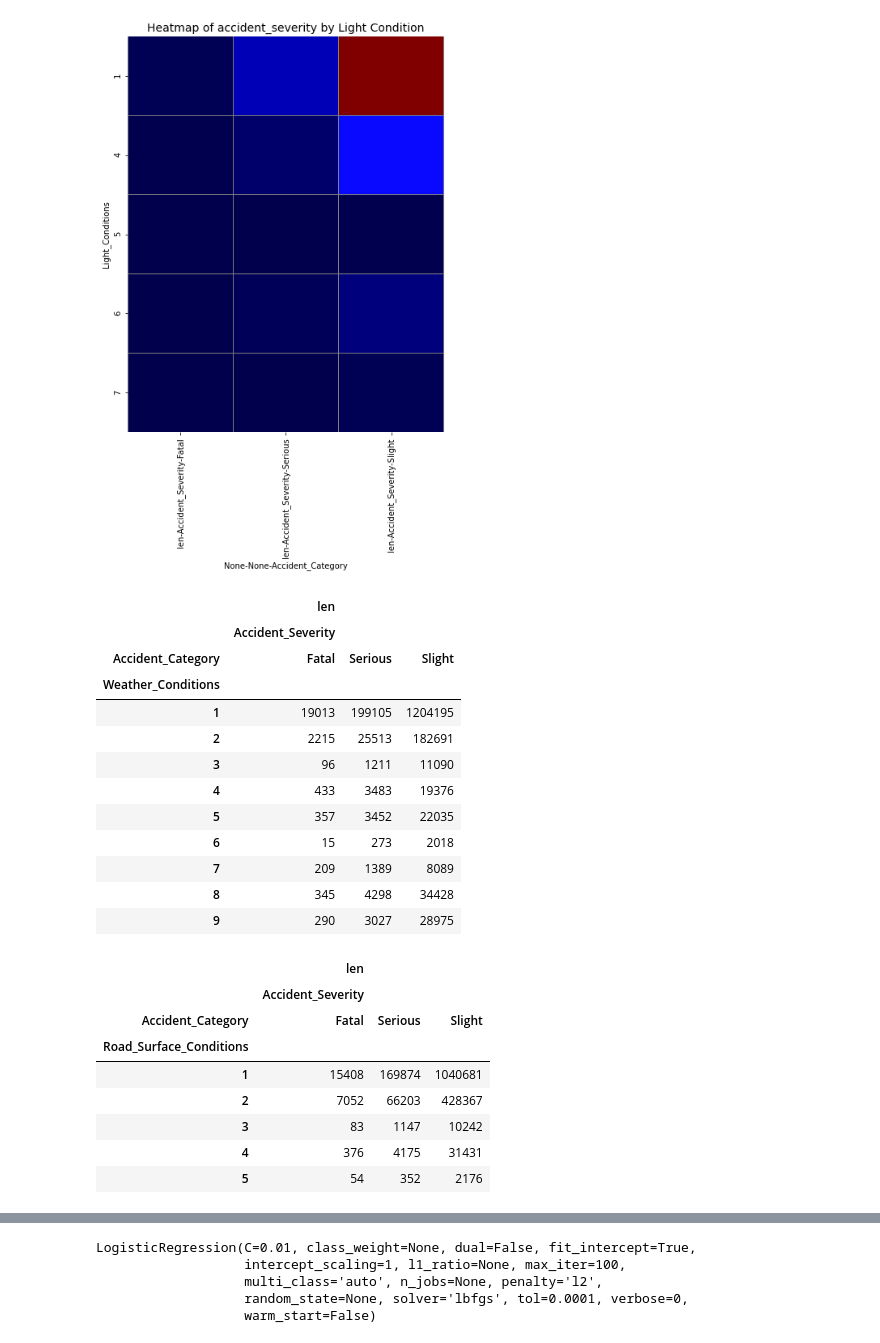
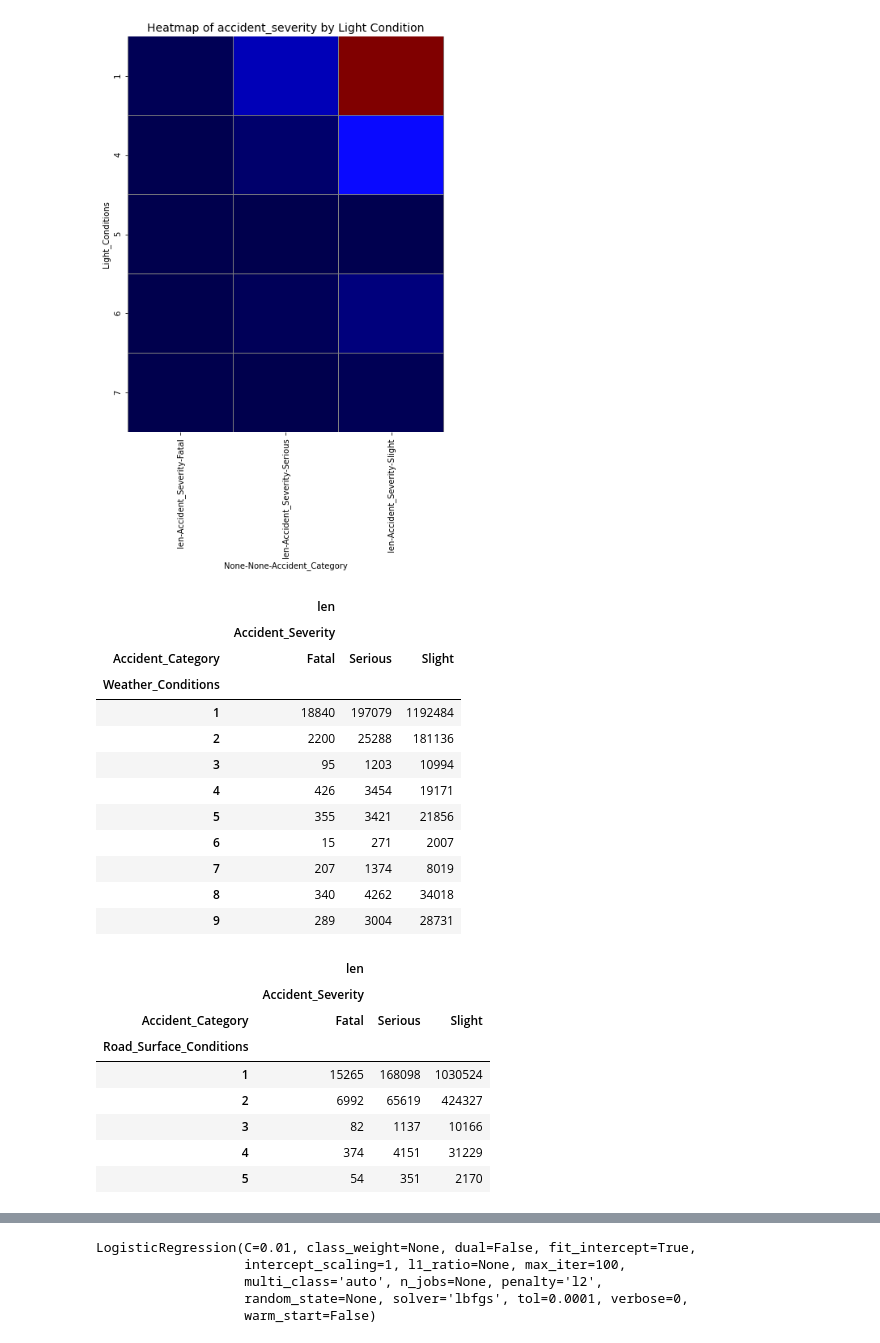
Before and after one commit to snakesfx/Capstone-Project, a Jupyter notebook: Capstone Project.ipynb, the cells around one changed output, grey strips where cells are left out. Saved outputs shown, nothing was run; the diff lists cells and outputs as text; code cells hidden in the pictures.

```diff
--- a/Capstone Project.ipynb
+++ b/Capstone Project.ipynb
@@ -61,9 +97,8 @@ Did_Police_Officer_Attend_Scene_of_Accident         0
 LSOA_of_Accident_Location                      129471
 dtype: int64
 # %%
-#Drop columns with greater than 10,000 null values
-df_acc.drop(columns=['LSOA_of_Accident_Location', 'Location_Easting_OSGR','Location_Northing_OSGR','LSOA_of_Accident_Location','Carriageway_Hazards','Did_Police_Officer_Attend_Scene_of_Accident','Special_Conditions_at_Site'
-], inplace = True,axis= 1)
+#Drop columns with null and mising values
+accidents.drop(columns=['LSOA_of_Accident_Location', 'Location_Easting_OSGR',
+'Location_Northing_OSGR','Junction_Control','2nd_Road_Class'], inplace = True,axis= 1)
 # %%
-#drop NA rows
-df_acc.dropna(inplace = True)
+accidents.dropna(inplace=True)
@@ -128,0 +109,7 @@ df_acc.shape
+# %%
+accidents['Date_time'] =  accidents['Date'] +' '+ accidents['Time']
+
+for col in accidents.columns:
+    accidents = (accidents[accidents[col]!=-1])
+    accidents['Date_time'] = pd.to_datetime(accidents.Date_time)
+accidents.drop(['Date','Time'],axis =1 , inplace=True)
@@ -192,7 +227,7 @@ def category(accident_severity):
         return 'Unknown'
 # %%
 # Apply the function and add it as 'Accident_Category' column
-df_acc['Accident_Category'] = df_acc['Accident_Severity'].apply(category)
+accidents['Accident_Category'] = accidents['Accident_Severity'].apply(category)
 # %%
 # Relationship between Light_Conditions and Accident_Severity
 # Create a pivot table
@@ -222,27 +257,27 @@ sns.heatmap(lc_sev_pivot, cmap='seismic', linecolor='grey',linewidths=0.1, cbar=
 [figure]
 # %%
 # Relationship between Weather_Conditions and Accident_Severity
-wt_sev=df_acc[["Accident_Severity",'Weather_Conditions','Accident_Category']]
+wt_sev=accidents[["Accident_Severity",'Weather_Conditions','Accident_Category']]
 wt_sev_pivot=pd.pivot_table(wt_sev,index=['Weather_Conditions'],values=["Accident_Severity"],columns=['Accident_Category'],aggfunc=[len])
 
 wt_sev_pivot
 # %% [output]
 |  | len |  |  |
 |  | Accident_Severity |  |  |
 | Accident_Category | Fatal | Serious | Slight |
 | Weather_Conditions |  |  |  |
-| 1 | 19013 | 199105 | 1204195 |
-| 2 | 2215 | 25513 | 182691 |
-| 3 | 96 | 1211 | 11090 |
-| 4 | 433 | 3483 | 19376 |
-| 5 | 357 | 3452 | 22035 |
-| 6 | 15 | 273 | 2018 |
-| 7 | 209 | 1389 | 8089 |
-| 8 | 345 | 4298 | 34428 |
-| 9 | 290 | 3027 | 28975 |
+| 1 | 18840 | 197079 | 1192484 |
+| 2 | 2200 | 25288 | 181136 |
+| 3 | 95 | 1203 | 10994 |
+| 4 | 426 | 3454 | 19171 |
+| 5 | 355 | 3421 | 21856 |
+| 6 | 15 | 271 | 2007 |
+| 7 | 207 | 1374 | 8019 |
+| 8 | 340 | 4262 | 34018 |
+| 9 | 289 | 3004 | 28731 |
 # %%
 # Relationship between Road_Sruface_Conditions and Accident_Severity
-rsc_sev=df_acc[["Accident_Severity",'Road_Surface_Conditions','Accident_Category']]
+rsc_sev=accidents[["Accident_Severity",'Road_Surface_Conditions','Accident_Category']]
 
 rsc_sev_pivot=pd.pivot_table(rsc_sev,index=['Road_Surface_Conditions'],values=["Accident_Severity"],columns=['Accident_Category'],aggfunc=[len])
 rsc_sev_pivot
@@ -251,11 +286,11 @@ rsc_sev_pivot
 |  | Accident_Severity |  |  |
 | Accident_Category | Fatal | Serious | Slight |
 | Road_Surface_Conditions |  |  |  |
-| 1 | 15408 | 169874 | 1040681 |
-| 2 | 7052 | 66203 | 428367 |
-| 3 | 83 | 1147 | 10242 |
-| 4 | 376 | 4175 | 31431 |
-| 5 | 54 | 352 | 2176 |
+| 1 | 15265 | 168098 | 1030524 |
+| 2 | 6992 | 65619 | 424327 |
+| 3 | 82 | 1137 | 10166 |
+| 4 | 374 | 4151 | 31229 |
+| 5 | 54 | 351 | 2170 |
 # %%
 # Relationship between Speed_Limit and Accident_Severity
 
```
Also changed, not shown: parts of 46 cells of this notebook.
